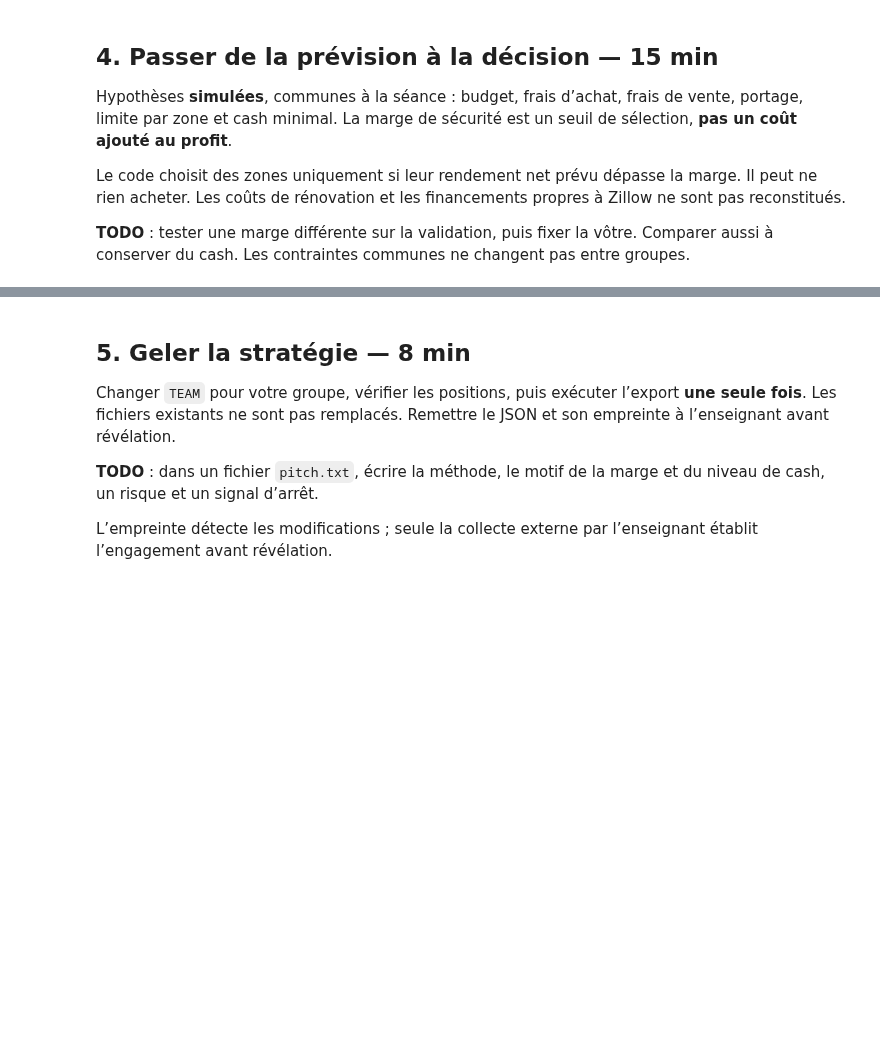
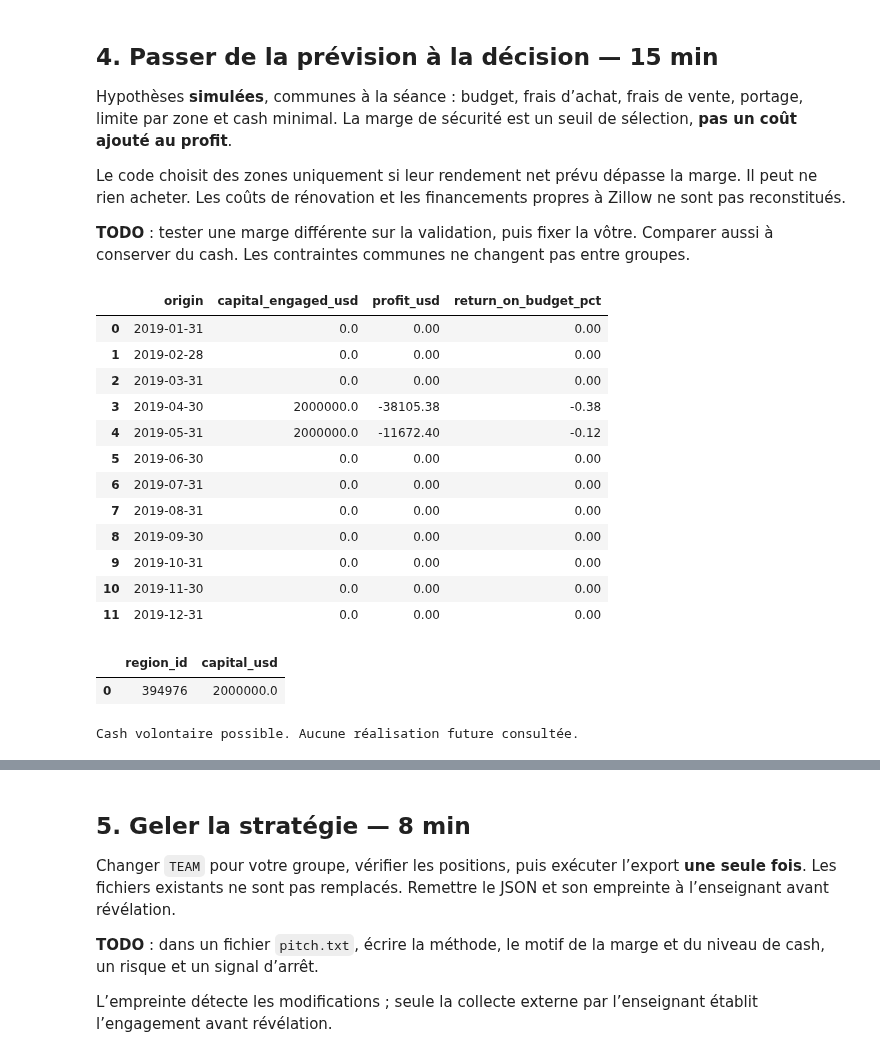
Before and after one commit to moussa197/ai-course-student, a Jupyter notebook: usecase/DecisionLab_01_Zillow_Etudiant/notebooks/01_etudiant.ipynb, the cells around one changed output, grey strips where cells are left out. Drawn from its saved outputs; the diff is of its cells as text; code cells hidden in the pictures; blank space fills up the shorter version.

```diff
--- a/usecase/DecisionLab_01_Zillow_Etudiant/notebooks/01_etudiant.ipynb
+++ b/usecase/DecisionLab_01_Zillow_Etudiant/notebooks/01_etudiant.ipynb
@@ -85,20 +246,37 @@ Le code choisit des zones uniquement si leur rendement net prévu dépasse la ma
 **TODO** : tester une marge différente sur la validation, puis fixer la vôtre. Comparer aussi à conserver du cash. Les contraintes communes ne changent pas entre groupes.
 # %%
 economics = dict(C["economics"])
-economics["safety_margin_pp"] = C["economics"]["safety_margin_pp"]  # TODO : marge en points
+economics["safety_margin_pp"] = 0.25  # Choix : marge de 0,25 pp (comparaison des marges ci-dessous)
 TOP_N = 5
 # Validation économique sur douze cohortes mensuelles séparées, budget réinitialisé par cohorte.
 # Ces cohortes se chevauchent : ce n’est PAS un portefeuille cumulé ni 12 expériences indépendantes.
 validation_economics = []
 for origin, cohort in valid.groupby("date"):
     cohort = cohort.copy()
     cohort["predicted_return_pp"] = fit_predict(train, cohort, MODEL, C["horizon_months"])
     positions = select_allocations(cohort, economics, C["horizon_months"], TOP_N)
     actual = cohort[["region_id", "target_pp"]].rename(columns={"target_pp": "actual_return_pp"})
     result, _ = simulate(positions, actual, economics, C["horizon_months"])
     validation_economics.append({"origin": origin, **result})
 validation_economics = pd.DataFrame(validation_economics)
 display(validation_economics[["origin", "capital_engaged_usd", "profit_usd", "return_on_budget_pct"]].round(2))
 allocations = select_allocations(predictions, economics, C["horizon_months"], TOP_N)
 display(pd.DataFrame(allocations, columns=["region_id", "capital_usd"]))
 print("Cash volontaire possible. Aucune réalisation future consultée.")
+# %% [output]
+|  | origin | capital_engaged_usd | profit_usd | return_on_budget_pct |
+| 0 | 2019-01-31 | 0.0 | 0.00 | 0.00 |
+| 1 | 2019-02-28 | 0.0 | 0.00 | 0.00 |
+| 2 | 2019-03-31 | 0.0 | 0.00 | 0.00 |
+| 3 | 2019-04-30 | 2000000.0 | -38105.38 | -0.38 |
+| 4 | 2019-05-31 | 2000000.0 | -11672.40 | -0.12 |
+| 5 | 2019-06-30 | 0.0 | 0.00 | 0.00 |
+| 6 | 2019-07-31 | 0.0 | 0.00 | 0.00 |
+| 7 | 2019-08-31 | 0.0 | 0.00 | 0.00 |
+| 8 | 2019-09-30 | 0.0 | 0.00 | 0.00 |
+| 9 | 2019-10-31 | 0.0 | 0.00 | 0.00 |
+| 10 | 2019-11-30 | 0.0 | 0.00 | 0.00 |
+| 11 | 2019-12-31 | 0.0 | 0.00 | 0.00 |
+|  | region_id | capital_usd |
+| 0 | 394976 | 2000000.0 |
+Cash volontaire possible. Aucune réalisation future consultée.
```
Also changed, not shown: parts of 14 cells of this notebook.
